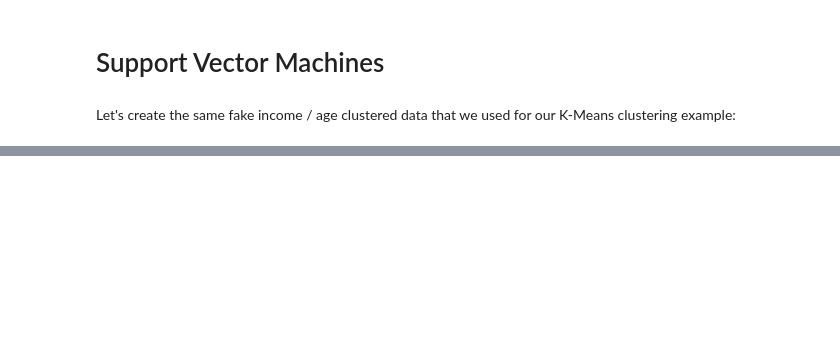
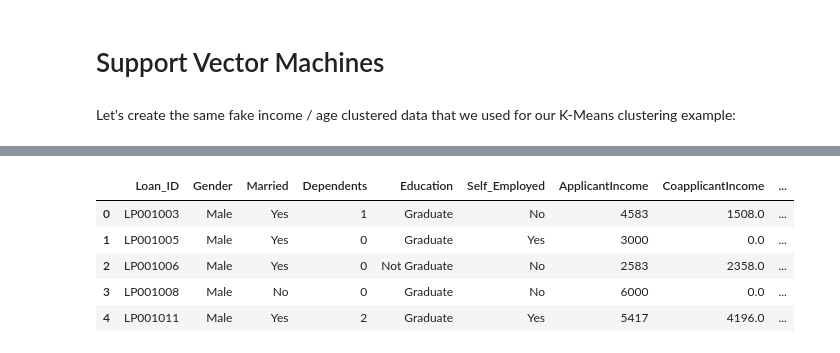
Before and after one commit to ConorDataHub/ML_Algorithm_Assignment, a Jupyter notebook: 6_SupportVectorMachines.ipynb, the cells around one changed output, grey strips where cells are left out. Drawn from its saved outputs; the diff is of its cells as text; code cells hidden in the pictures; blank space fills up the shorter version.

```diff
--- a/6_SupportVectorMachines.ipynb
+++ b/6_SupportVectorMachines.ipynb
@@ -70,0 +5,13 @@ print(svc.predict([[50000, 65]]))
+# %%
+import numpy as np
+import pandas as pd
+import io
+import seaborn as sns
+from sklearn.model_selection import train_test_split
+from sklearn import svm
+from sklearn.metrics import accuracy_score
+
+
+from google.colab import files                  #Needed to import a file that is stored on the local drive
+uploaded = files.upload()
+loan_df = pd.read_csv(io.BytesIO(uploaded['Loan_approval.csv']), header = 0) #The io.BytesIO optimises the dataset to work faster as it is now stored in RAM. Also it enables the uploaded file which is stored in a variable to be used as a file object
@@ -70,0 +21,9 @@ print(svc.predict([[50000, 65]]))
+# %%
+loan_df.head()          # Column and row preview of the dataset
+# %% [output]
+|  | Loan_ID | Gender | Married | Dependents | Education | Self_Employed | ApplicantIncome | CoapplicantIncome | ... |
+| 0 | LP001003 | Male | Yes | 1 | Graduate | No | 4583 | 1508.0 | ... |
+| 1 | LP001005 | Male | Yes | 0 | Graduate | Yes | 3000 | 0.0 | ... |
+| 2 | LP001006 | Male | Yes | 0 | Not Graduate | No | 2583 | 2358.0 | ... |
+| 3 | LP001008 | Male | No | 0 | Graduate | No | 6000 | 0.0 | ... |
+| 4 | LP001011 | Male | Yes | 2 | Graduate | Yes | 5417 | 4196.0 | ... |
```
Also changed, not shown: parts of 18 cells of this notebook.
